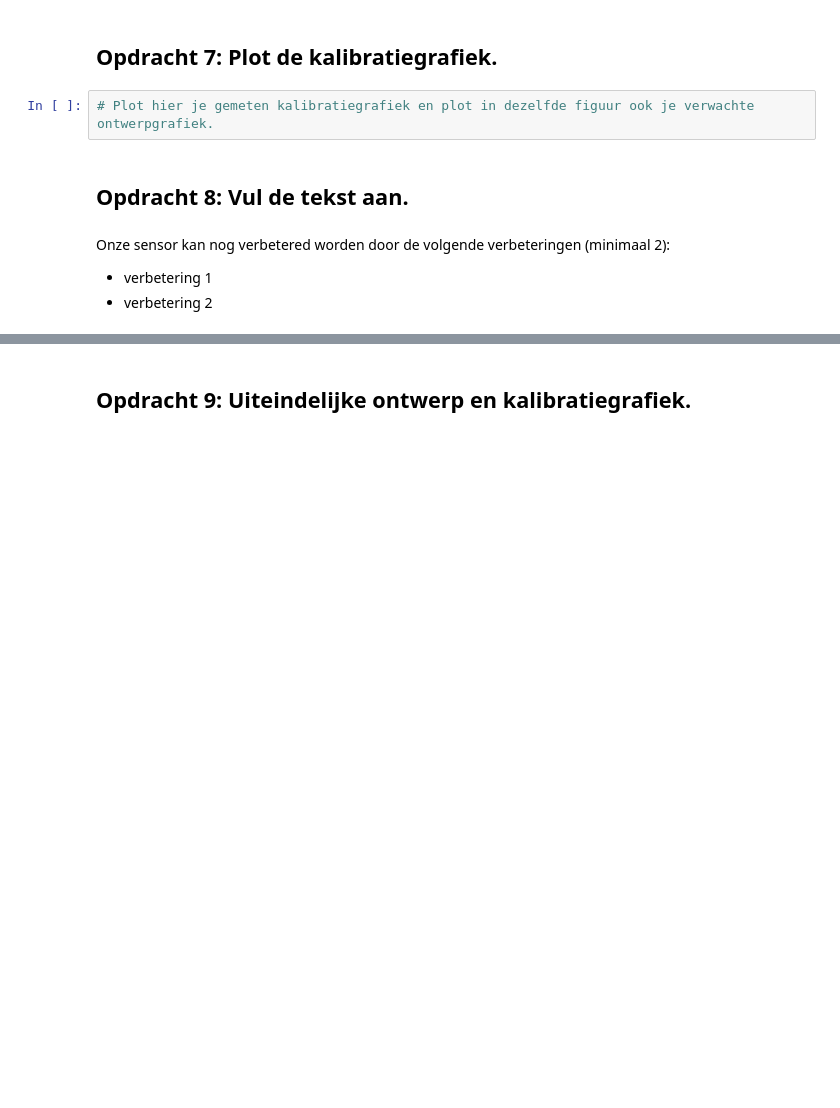
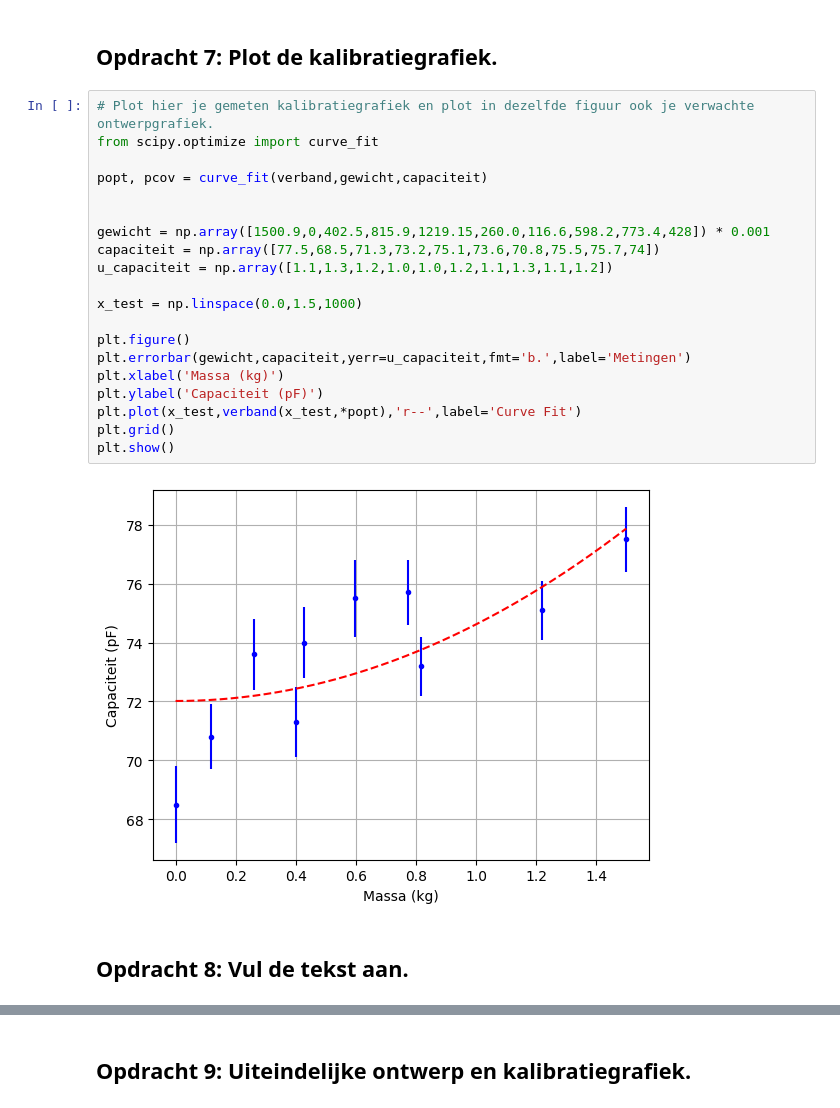
Before and after one commit to Timomloo/opdrachten-DEF-D, a Jupyter notebook: FysiekeOntwerpopdrachten/2OntwerpEenSensorCondensator/DEFOntwerpopdracht2OntwerpEenSensorInvulTemplate.ipynb, the cells around one changed output, grey strips where cells are left out. Cells and saved outputs as stored; diff of their text form; blank space fills up the shorter version.

```diff
--- a/FysiekeOntwerpopdrachten/2OntwerpEenSensorCondensator/DEFOntwerpopdracht2OntwerpEenSensorInvulTemplate.ipynb
+++ b/FysiekeOntwerpopdrachten/2OntwerpEenSensorCondensator/DEFOntwerpopdracht2OntwerpEenSensorInvulTemplate.ipynb
@@ -100,11 +117,26 @@ Pas deze tekst aan: Wij gaan een sensor maken die kracht/massa meet.
 # %% [markdown]
 ## Opdracht 7: Plot de kalibratiegrafiek.
-# %%
-# Plot hier je gemeten kalibratiegrafiek en plot in dezelfde figuur ook je verwachte ontwerpgrafiek.
+# %%
+# Plot hier je gemeten kalibratiegrafiek en plot in dezelfde figuur ook je verwachte ontwerpgrafiek.
+from scipy.optimize import curve_fit
+
+popt, pcov = curve_fit(verband,gewicht,capaciteit)
+
+
+gewicht = np.array([1500.9,0,402.5,815.9,1219.15,260.0,116.6,598.2,773.4,428]) * 0.001
+capaciteit = np.array([77.5,68.5,71.3,73.2,75.1,73.6,70.8,75.5,75.7,74])
+u_capaciteit = np.array([1.1,1.3,1.2,1.0,1.0,1.2,1.1,1.3,1.1,1.2])
+
+x_test = np.linspace(0.0,1.5,1000)
+
+plt.figure()
+plt.errorbar(gewicht,capaciteit,yerr=u_capaciteit,fmt='b.',label='Metingen')
+plt.xlabel('Massa (kg)')
+plt.ylabel('Capaciteit (pF)')
+plt.plot(x_test,verband(x_test,*popt),'r--',label='Curve Fit')
+plt.grid()
+plt.show()
+# %% [output]
+[figure, added]
 # %% [markdown]
 ## Opdracht 8: Vul de tekst aan.
-# %% [markdown]
-Onze sensor kan nog verbetered worden door de volgende verbeteringen (minimaal 2):
-
-* verbetering 1
-* verbetering 2
```
Also changed, not shown: parts of 13 cells of this notebook, 4 other files.
